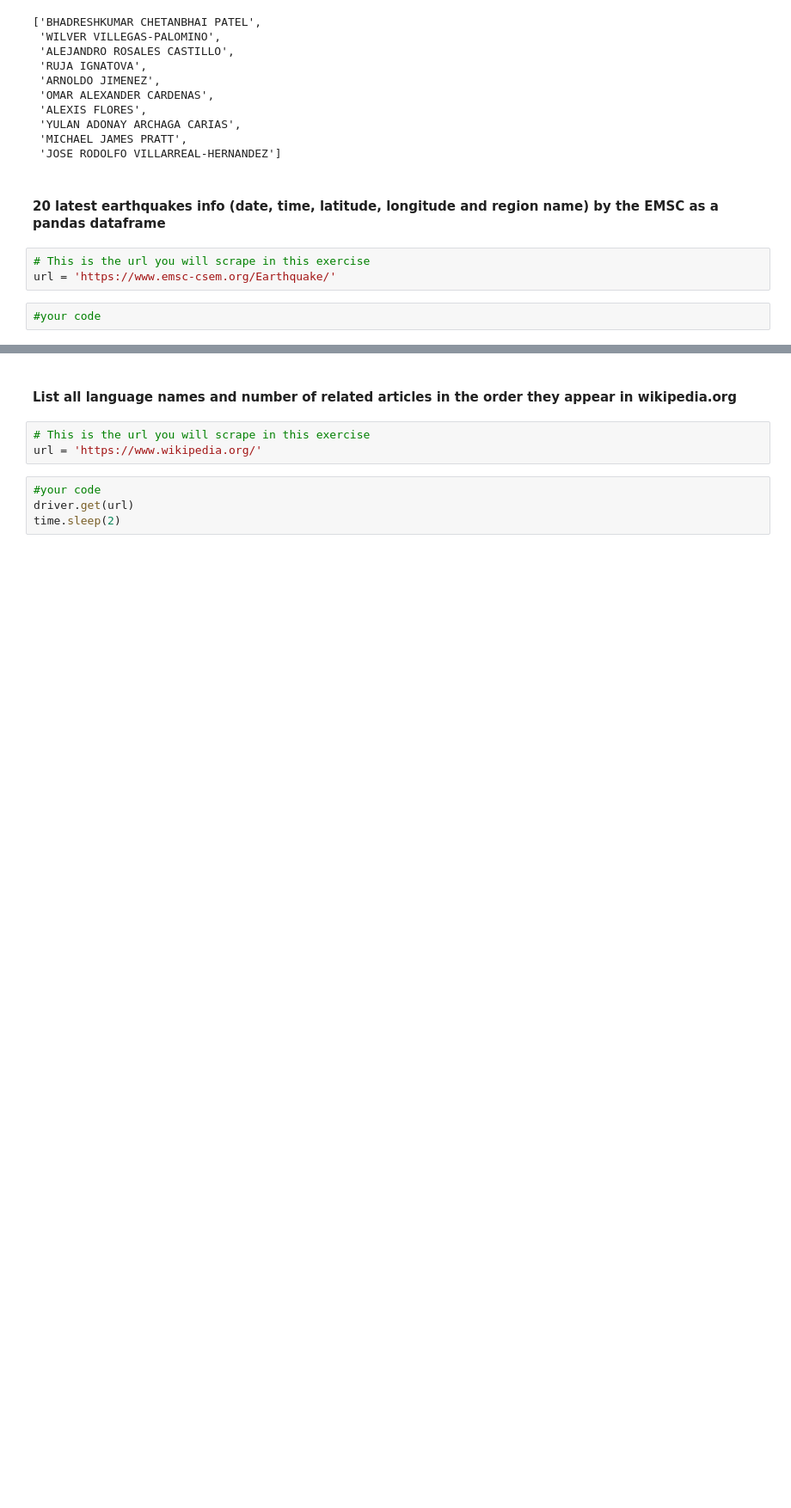
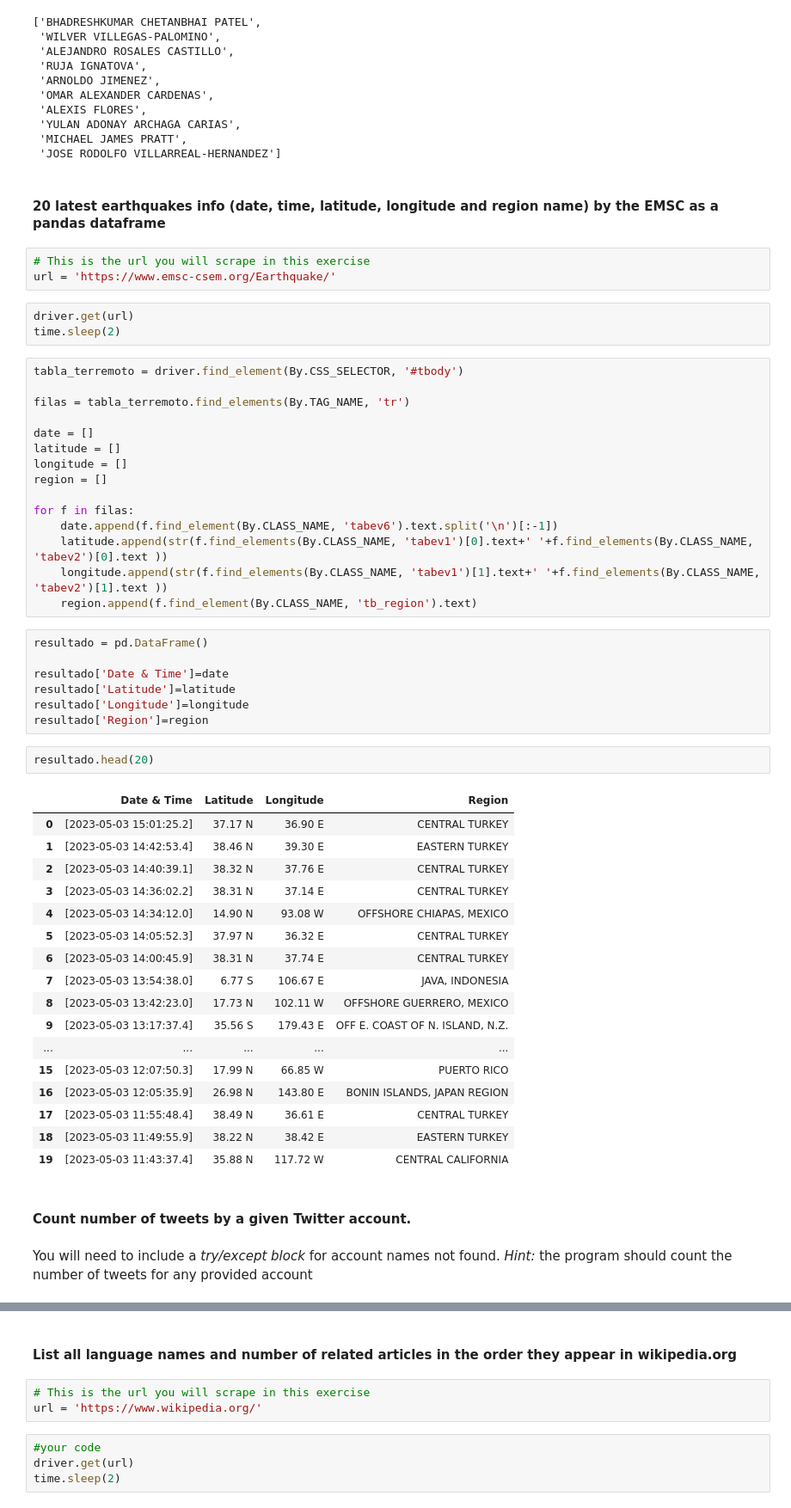
Before and after one commit to Ironhack-Data-Madrid-Abril-2023/4.3-lab_web_scraping_selenium, a Jupyter notebook: your-code/main.ipynb, the cells around one changed output, grey strips where cells are left out. Shown at 86% size. Cells and saved outputs as stored; diff of their text form; blank space fills up the shorter version.

```diff
--- a/your-code/main.ipynb
+++ b/your-code/main.ipynb
@@ -301,5 +301,53 @@ criminal
 # %%
 # This is the url you will scrape in this exercise
 url = 'https://www.emsc-csem.org/Earthquake/'
-# %%
-#your code
+# %%
+driver.get(url)
+time.sleep(2)
+# %%
+tabla_terremoto = driver.find_element(By.CSS_SELECTOR, '#tbody')
+
+filas = tabla_terremoto.find_elements(By.TAG_NAME, 'tr')
+
+date = []
+latitude = []
+longitude = []
+region = []
+
+for f in filas:
+    date.append(f.find_element(By.CLASS_NAME, 'tabev6').text.split('\n')[:-1])
+    latitude.append(str(f.find_elements(By.CLASS_NAME, 'tabev1')[0].text+' '+f.find_elements(By.CLASS_NAME, 'tabev2')[0].text ))
+    longitude.append(str(f.find_elements(By.CLASS_NAME, 'tabev1')[1].text+' '+f.find_elements(By.CLASS_NAME, 'tabev2')[1].text ))
+    region.append(f.find_element(By.CLASS_NAME, 'tb_region').text)
+# %%
+resultado = pd.DataFrame()
+
+resultado['Date & Time']=date
+resultado['Latitude']=latitude
+resultado['Longitude']=longitude
+resultado['Region']=region
+# %%
+resultado.head(20)
+# %% [output]
+|  | Date & Time | Latitude | Longitude | Region |
+| 0 | [2023-05-03 15:01:25.2] | 37.17 N | 36.90 E | CENTRAL TURKEY |
+| 1 | [2023-05-03 14:42:53.4] | 38.46 N | 39.30 E | EASTERN TURKEY |
+| 2 | [2023-05-03 14:40:39.1] | 38.32 N | 37.76 E | CENTRAL TURKEY |
+| 3 | [2023-05-03 14:36:02.2] | 38.31 N | 37.14 E | CENTRAL TURKEY |
+| 4 | [2023-05-03 14:34:12.0] | 14.90 N | 93.08 W | OFFSHORE CHIAPAS, MEXICO |
+| 5 | [2023-05-03 14:05:52.3] | 37.97 N | 36.32 E | CENTRAL TURKEY |
+| 6 | [2023-05-03 14:00:45.9] | 38.31 N | 37.74 E | CENTRAL TURKEY |
+| 7 | [2023-05-03 13:54:38.0] | 6.77 S | 106.67 E | JAVA, INDONESIA |
+| 8 | [2023-05-03 13:42:23.0] | 17.73 N | 102.11 W | OFFSHORE GUERRERO, MEXICO |
+| 9 | [2023-05-03 13:17:37.4] | 35.56 S | 179.43 E | OFF E. COAST OF N. ISLAND, N.Z. |
+| ... | ... | ... | ... | ... |
+| 15 | [2023-05-03 12:07:50.3] | 17.99 N | 66.85 W | PUERTO RICO |
+| 16 | [2023-05-03 12:05:35.9] | 26.98 N | 143.80 E | BONIN ISLANDS, JAPAN REGION |
+| 17 | [2023-05-03 11:55:48.4] | 38.49 N | 36.61 E | CENTRAL TURKEY |
+| 18 | [2023-05-03 11:49:55.9] | 38.22 N | 38.42 E | EASTERN TURKEY |
+| 19 | [2023-05-03 11:43:37.4] | 35.88 N | 117.72 W | CENTRAL CALIFORNIA |
+# %% [markdown]
+#### Count number of tweets by a given Twitter account.
+# %% [markdown]
+You will need to include a *try/except block* for account names not found.
+*Hint:* the program should count the number of tweets for any provided account
```
Also changed, not shown: parts of 11 cells of this notebook.
